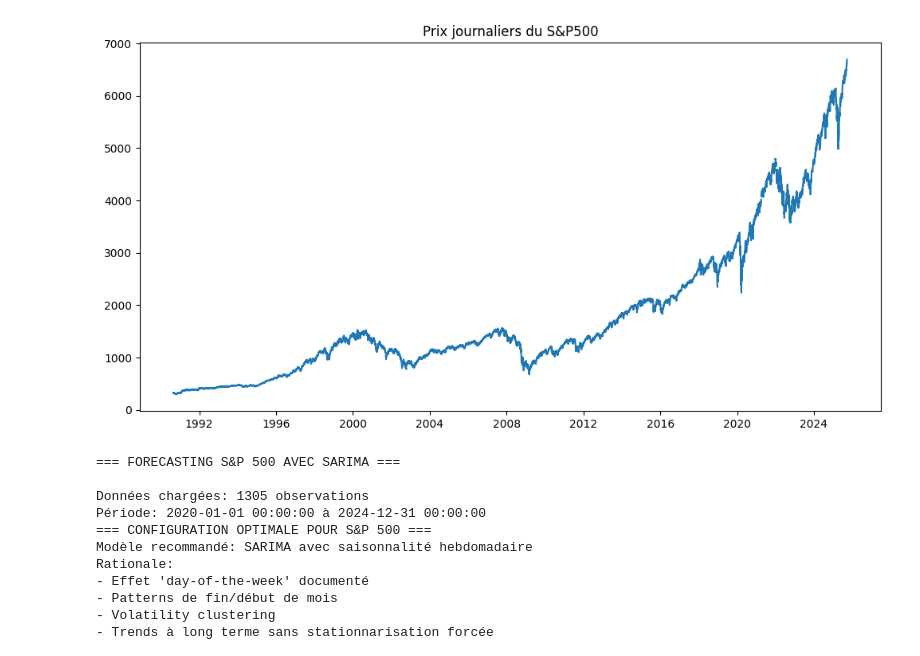
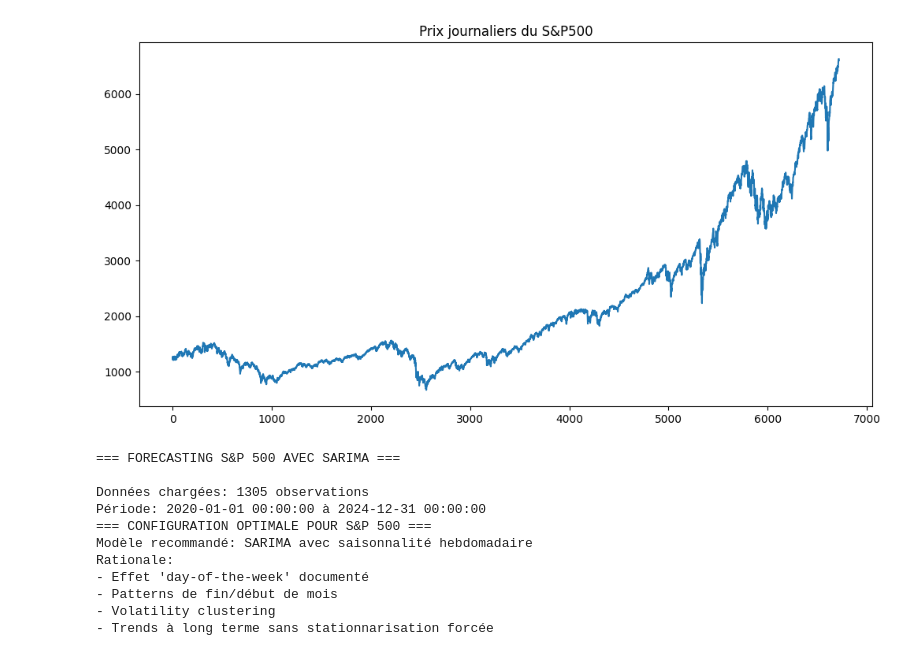
Before and after one commit to Alazuz/bigdata_project, a Jupyter notebook: Code.ipynb, the cells around one changed output. Cells and saved outputs as stored; diff of their text form; code cells hidden in the pictures.

```diff
--- a/Code.ipynb
+++ b/Code.ipynb
@@ -1,26 +1,26 @@
 # %%
 import pandas as pd
 import numpy as np
 import matplotlib.pyplot as plt
 from statsmodels.tsa.arima.model import ARIMA
 from statsmodels.tsa.stattools import adfuller
 from statsmodels.graphics.tsaplots import plot_acf, plot_pacf
 from statsmodels.stats.diagnostic import acorr_ljungbox
 from statsmodels.tsa.statespace.sarimax import SARIMAX
 import warnings
 warnings.filterwarnings('ignore')
 
 # Charger vos données journalières
-data = pd.read_excel('sp.xlsx', parse_dates=['date'], index_col='date')
+data = pd.read_csv('data\df.csv',sep='|')
 ts = data['close']  # votre série temporelle journalière
 
 # Visualisation rapide
 plt.figure(figsize=(12, 6))
 plt.plot(ts)
 plt.title('Prix journaliers du S&P500')
 plt.show()
 # %% [output]
-[figure, old version]
+[figure, new version]
 # %%
 class SP500SARIMAXForecaster:
     """
```
Also changed, not shown: 3 other files.
